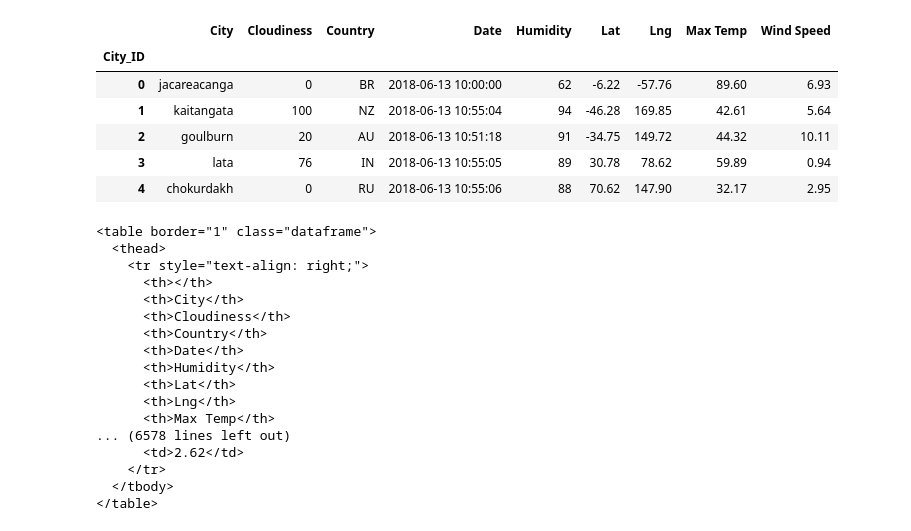
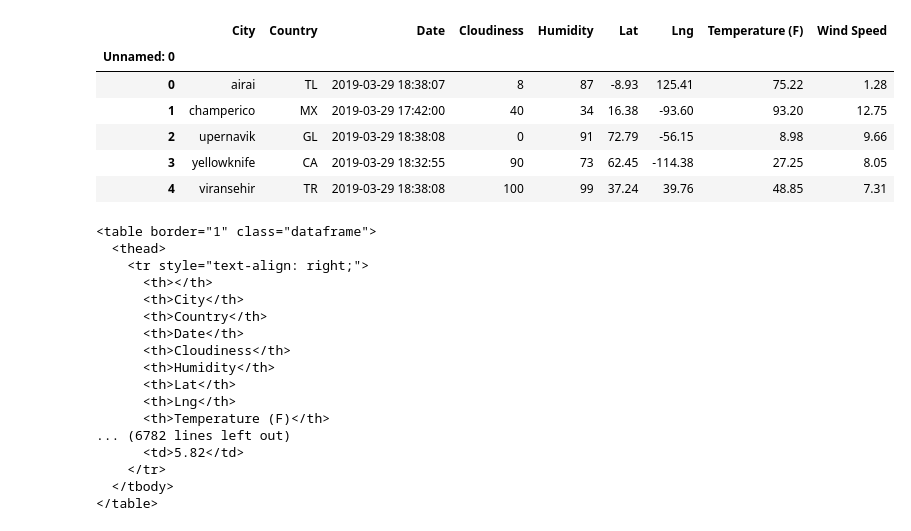
Before and after one commit to alexandermlecocq/homeworkprojects, a Jupyter notebook: 11_web/Instructions/Convert CSV to HTML.ipynb, the cells around one changed output. Drawn from its saved outputs; the diff is of its cells as text; code cells hidden in the pictures.

```diff
--- a/11_web/Instructions/Convert CSV to HTML.ipynb
+++ b/11_web/Instructions/Convert CSV to HTML.ipynb
@@ -15,16 +15,16 @@ df.head()
 # %%
 df['Date'] = [dt.datetime.fromtimestamp(x).strftime('%Y-%m-%d %H:%M:%S') for x in df['Date']]
 # %%
-df = df.set_index('City_ID', drop=True)
+df = df.set_index('Unnamed: 0', drop=True)
 df.head()
 # %% [output]
-|  | City | Cloudiness | Country | Date | Humidity | Lat | Lng | Max Temp | Wind Speed |
-| City_ID |  |  |  |  |  |  |  |  |  |
-| 0 | jacareacanga | 0 | BR | 2018-06-13 10:00:00 | 62 | -6.22 | -57.76 | 89.60 | 6.93 |
-| 1 | kaitangata | 100 | NZ | 2018-06-13 10:55:04 | 94 | -46.28 | 169.85 | 42.61 | 5.64 |
-| 2 | goulburn | 20 | AU | 2018-06-13 10:51:18 | 91 | -34.75 | 149.72 | 44.32 | 10.11 |
-| 3 | lata | 76 | IN | 2018-06-13 10:55:05 | 89 | 30.78 | 78.62 | 59.89 | 0.94 |
-| 4 | chokurdakh | 0 | RU | 2018-06-13 10:55:06 | 88 | 70.62 | 147.90 | 32.17 | 2.95 |
+|  | City | Country | Date | Cloudiness | Humidity | Lat | Lng | Temperature (F) | Wind Speed |
+| Unnamed: 0 |  |  |  |  |  |  |  |  |  |
+| 0 | airai | TL | 2019-03-29 18:38:07 | 8 | 87 | -8.93 | 125.41 | 75.22 | 1.28 |
+| 1 | champerico | MX | 2019-03-29 17:42:00 | 40 | 34 | 16.38 | -93.60 | 93.20 | 12.75 |
+| 2 | upernavik | GL | 2019-03-29 18:38:08 | 0 | 91 | 72.79 | -56.15 | 8.98 | 9.66 |
+| 3 | yellowknife | CA | 2019-03-29 18:32:55 | 90 | 73 | 62.45 | -114.38 | 27.25 | 8.05 |
+| 4 | viransehir | TR | 2019-03-29 18:38:08 | 100 | 99 | 37.24 | 39.76 | 48.85 | 7.31 |
 # %%
 print(df.to_html())
 # %% [output]
@@ -33,15 +33,15 @@ print(df.to_html())
     <tr style="text-align: right;">
       <th></th>
       <th>City</th>
-      <th>Cloudiness</th>
       <th>Country</th>
       <th>Date</th>
+      <th>Cloudiness</th>
       <th>Humidity</th>
       <th>Lat</th>
       <th>Lng</th>
-      <th>Max Temp</th>
-... (6578 lines left out)
-      <td>2.62</td>
+      <th>Temperature (F)</th>
+... (6782 lines left out)
+      <td>5.82</td>
     </tr>
   </tbody>
 </table>
```
Also changed, not shown: parts of 1 cell of this notebook, 9 other files.
